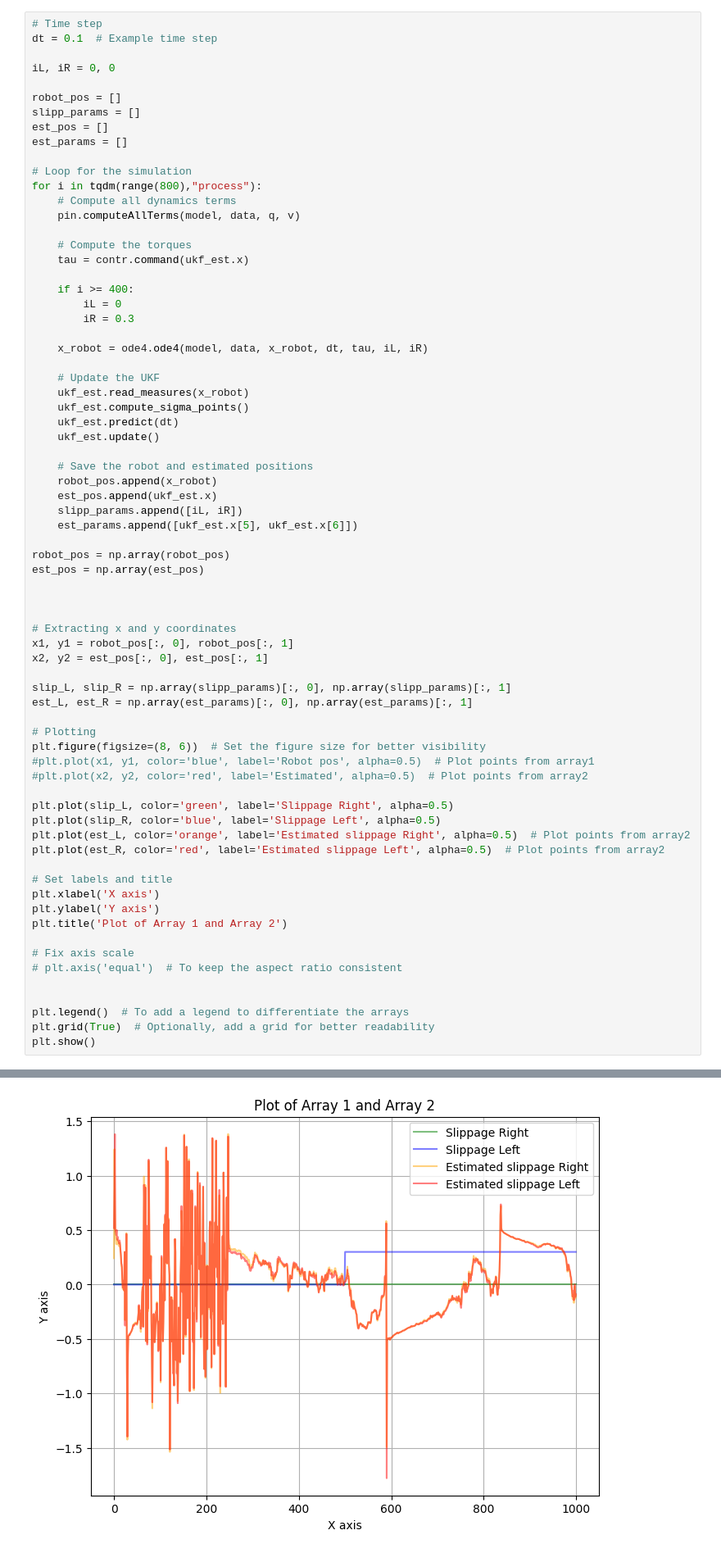
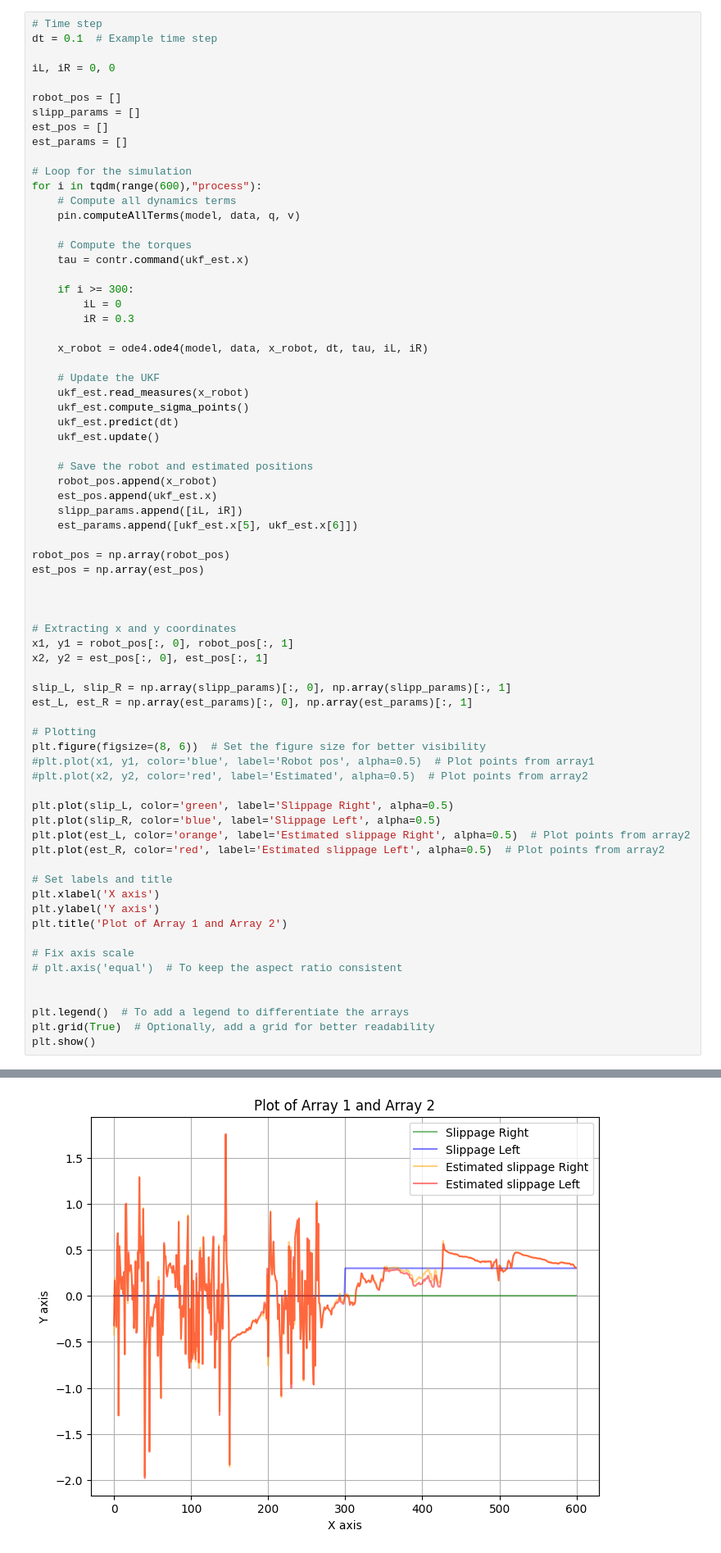
Before and after one commit to francomano/ukf_test, a Jupyter notebook: main.ipynb, the cells around one changed output, grey strips where cells are left out. Shown at 82% size. Saved outputs shown, nothing was run; the diff lists cells and outputs as text.

Commit message:
better plot

```diff
--- a/main.ipynb
+++ b/main.ipynb
@@ -103,14 +103,14 @@ est_pos = []
 est_params = []
 
 # Loop for the simulation
-for i in tqdm(range(800),"process"):
+for i in tqdm(range(600),"process"):
     # Compute all dynamics terms
     pin.computeAllTerms(model, data, q, v)
 
     # Compute the torques
     tau = contr.command(ukf_est.x)
 
-    if i >= 400:
+    if i >= 300:
         iL = 0
         iR = 0.3
 
@@ -183 +183 @@ iRe before:  -0
-[figure, old version]
+[figure, new version]
```
Also changed, not shown: parts of 1 cell of this notebook.
